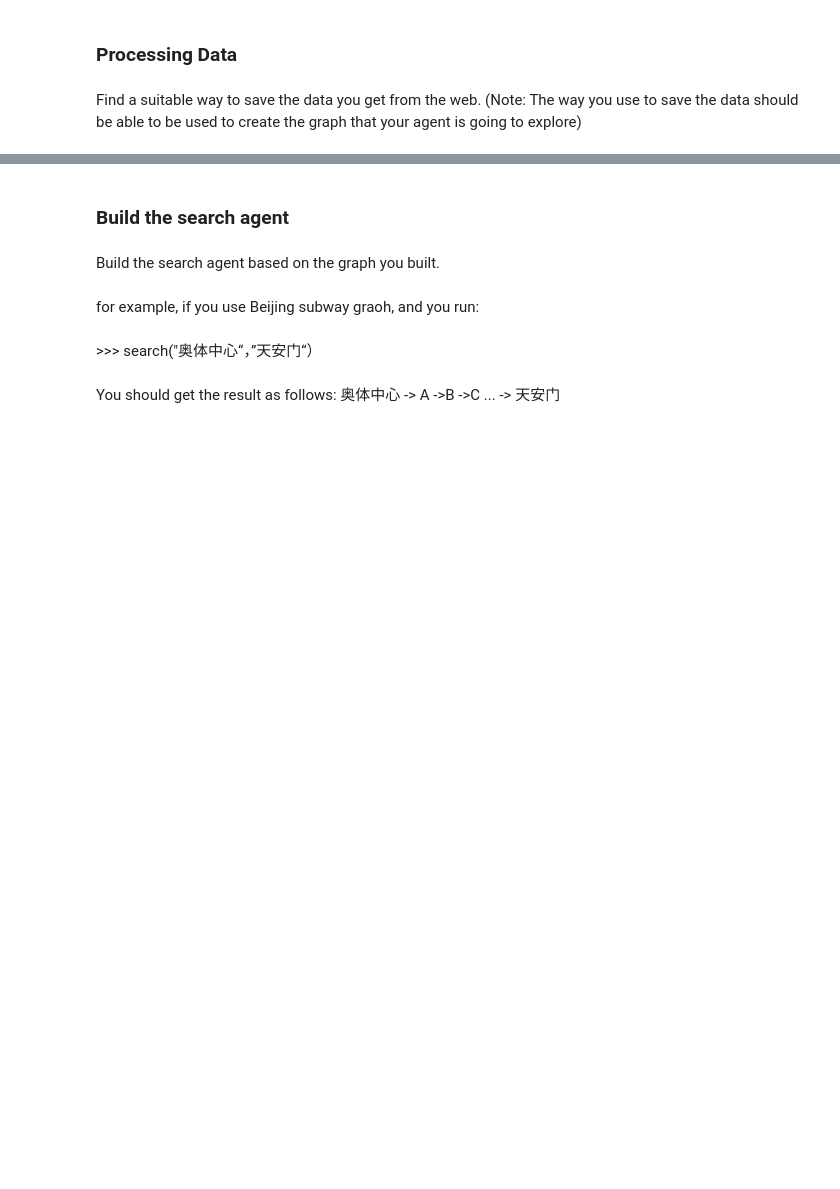
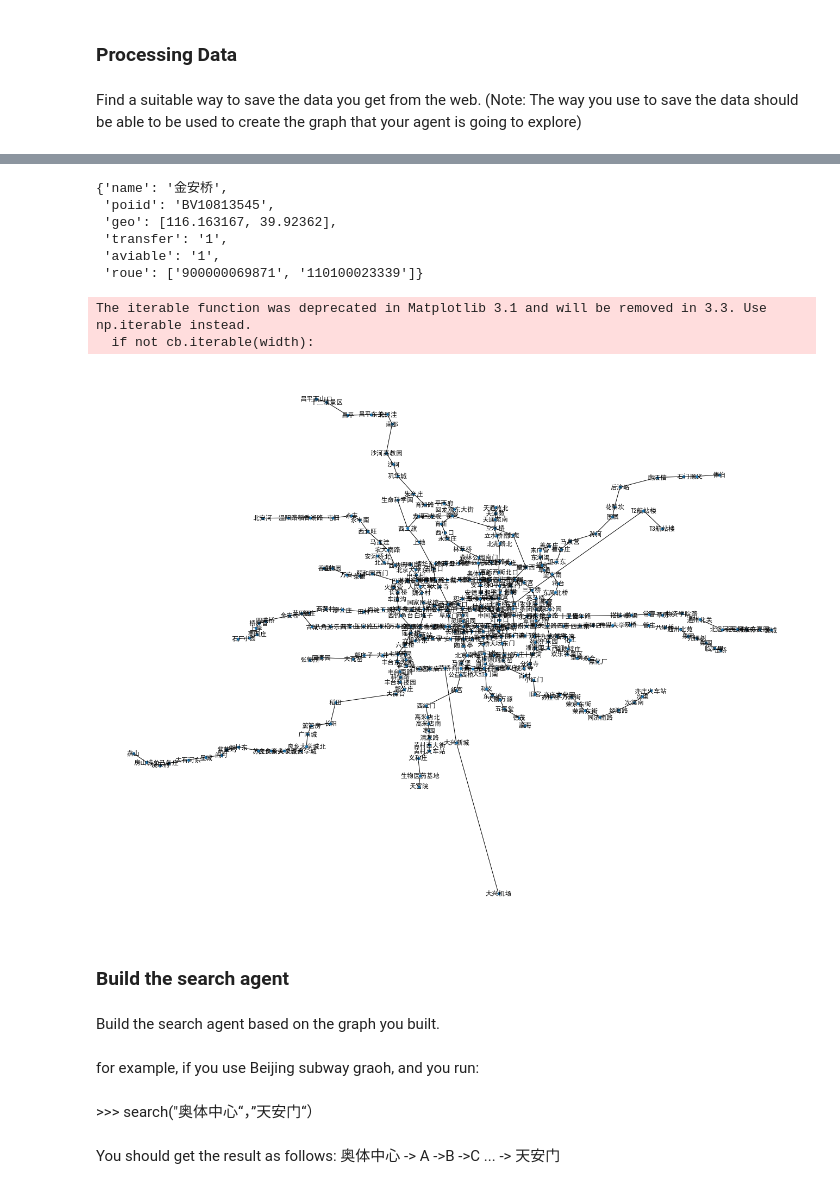
Before and after one commit to hotbaby/kkb, a Jupyter notebook: nlp-2019-autumn/lecture02/Assignment-02.ipynb, the cells around one changed output, grey strips where cells are left out. Saved outputs shown, nothing was run; the diff lists cells and outputs as text; code cells hidden in the pictures; blank space fills up the shorter version.

```diff
--- a/nlp-2019-autumn/lecture02/Assignment-02.ipynb
+++ b/nlp-2019-autumn/lecture02/Assignment-02.ipynb
@@ -193,8 +279,12 @@ df.head()
 # %%
-def build_subway_graph():
-    stations = []
-    stattion_location = {}
+def parse_subway_location(subway_data:dict):
+    """
+    parse subway location.
+    """
+    station_location = {}
 
-    for line in bj_subway_data:
+    for line in subway_data:
         for station in line['stations']:
-            stations.append()
+            station_location[station['name']] = station['geo']
+
+    return station_location
@@ -201 +323,31 @@ def build_subway_graph():
+# %%
+import networkx as nx
+import matplotlib.pyplot as plt
+
+
+def show_subway_graph(graph, location, figsize=(18, 14)):
+    """
+    draw subway graph.
+    """
+    plt.figure(figsize=figsize)
+    nx.draw(graph, location, with_labels=True, node_size=20)
+# %%
+subway_graph = build_subway_graph(bj_subway_data)
+subway_location = parse_subway_location(bj_subway_data)
+# %%
+subway_graph.nodes['金安桥']
+# %% [output]
+{'name': '金安桥',
+ 'poiid': 'BV10813545',
+ 'geo': [116.163167, 39.92362],
+ 'transfer': '1',
+ 'aviable': '1',
+ 'roue': ['900000069871', '110100023339']}
+# %%
+# show Beijing subway graph.
+show_subway_graph(subway_graph, subway_location)
+# %% [output]
+The iterable function was deprecated in Matplotlib 3.1 and will be removed in 3.3. Use np.iterable instead.
+  if not cb.iterable(width):
+[figure, added]
 # %% [markdown]
```
Also changed, not shown: parts of 23 cells of this notebook, 1 other file.
